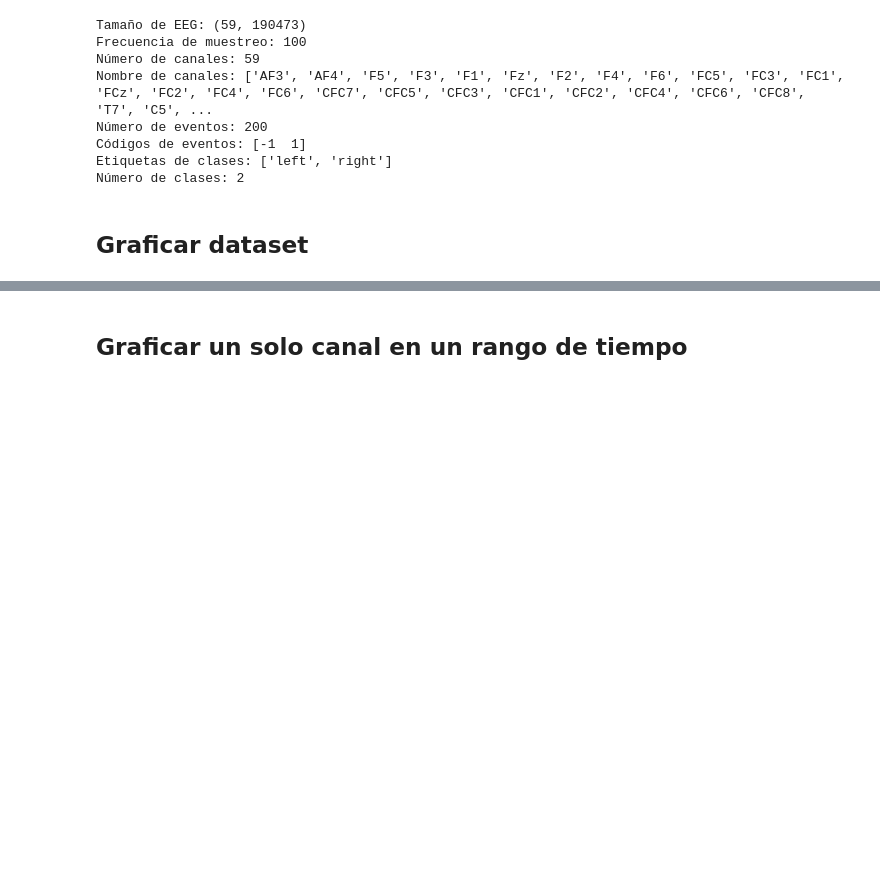
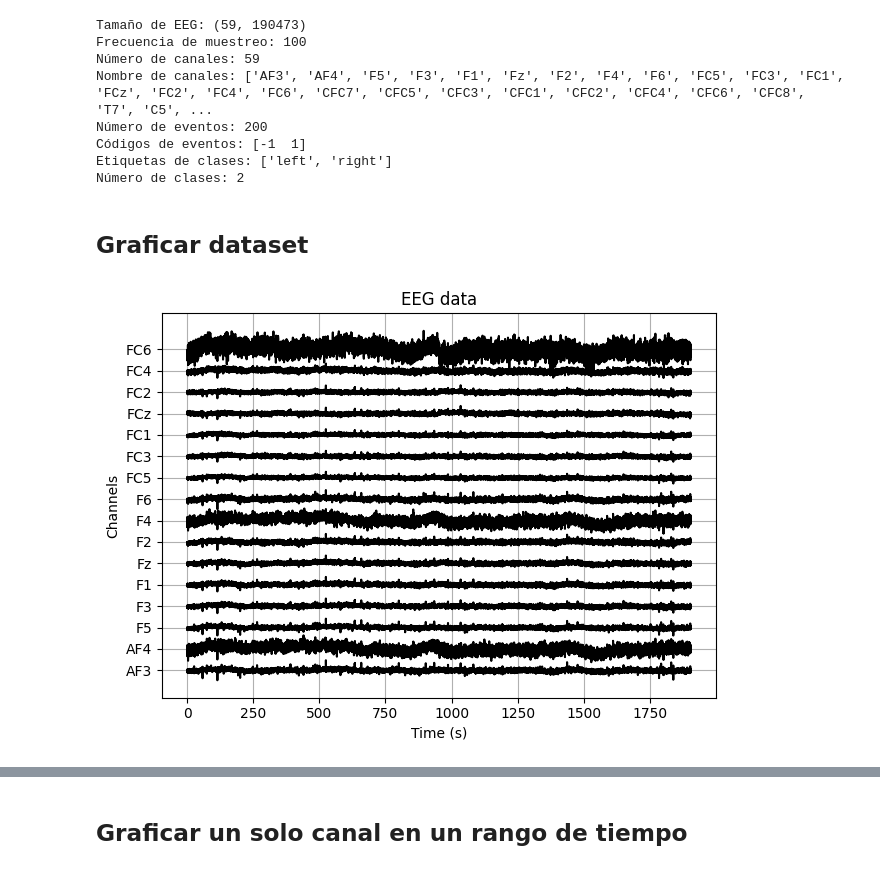
Before and after one commit to OmarAlejandroLinares/Signal-Processing-for-motor-imagery-BCI, a Jupyter notebook: lectura.ipynb, the cells around one changed output, grey strips where cells are left out. Drawn from its saved outputs; the diff is of its cells as text; code cells hidden in the pictures; blank space fills up the shorter version.

```diff
--- a/lectura.ipynb
+++ b/lectura.ipynb
@@ -109,3 +109,13 @@ def plot_eeg(EEG, chan_ind, vspace=100, color='k', titulo = 'EEG data'):
     plt.title(titulo)
 
     plt.tight_layout()
+# %%
+# Graficando el dataset
+plot_eeg(
+    EEG,
+    ['AF3', 'AF4', 'F5', 'F3', 'F1', 'Fz', 'F2', 'F4', 'F6', 'FC5', 'FC3', 'FC1', 'FCz', 'FC2', 'FC4', 'FC6'],
+    5000,
+    'k'
+)
+# %% [output]
+[figure, added]
```
Also changed, not shown: parts of 12 cells of this notebook.
